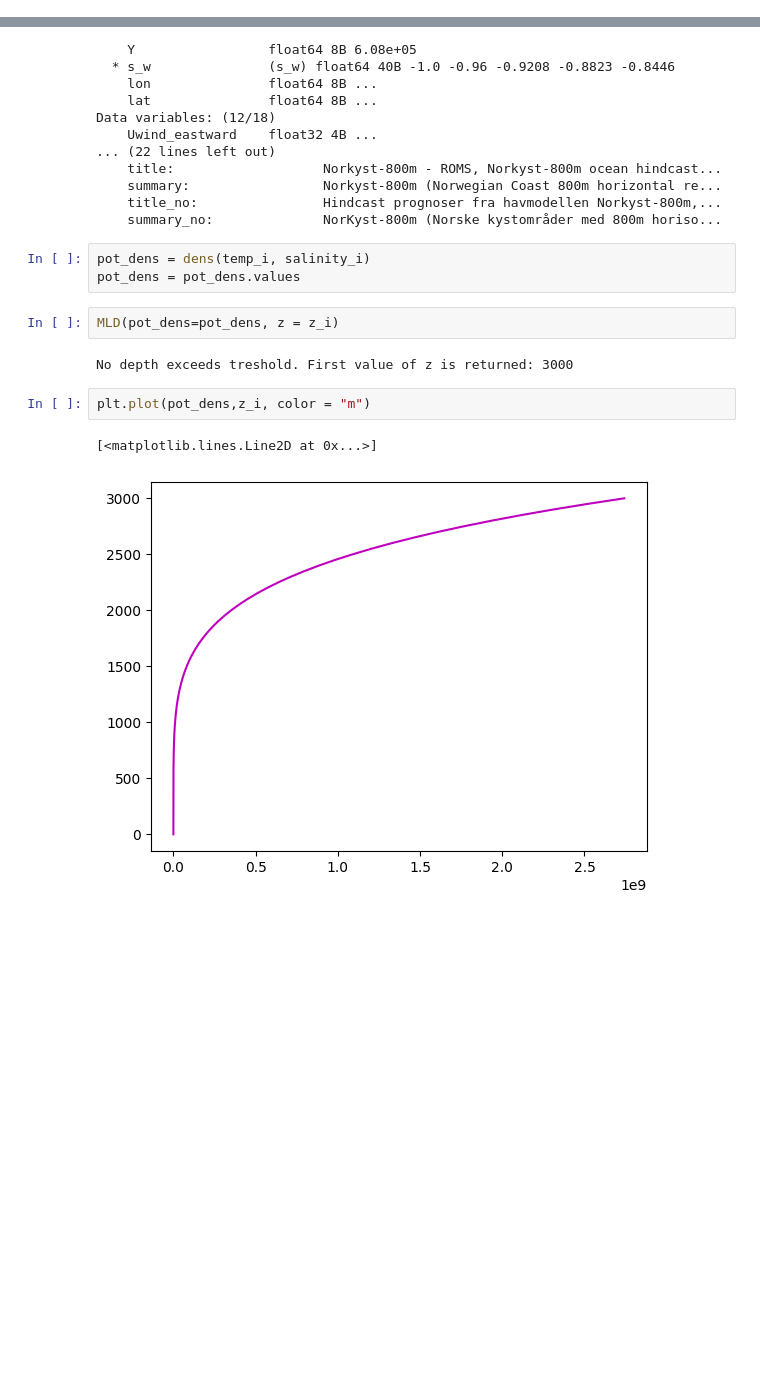
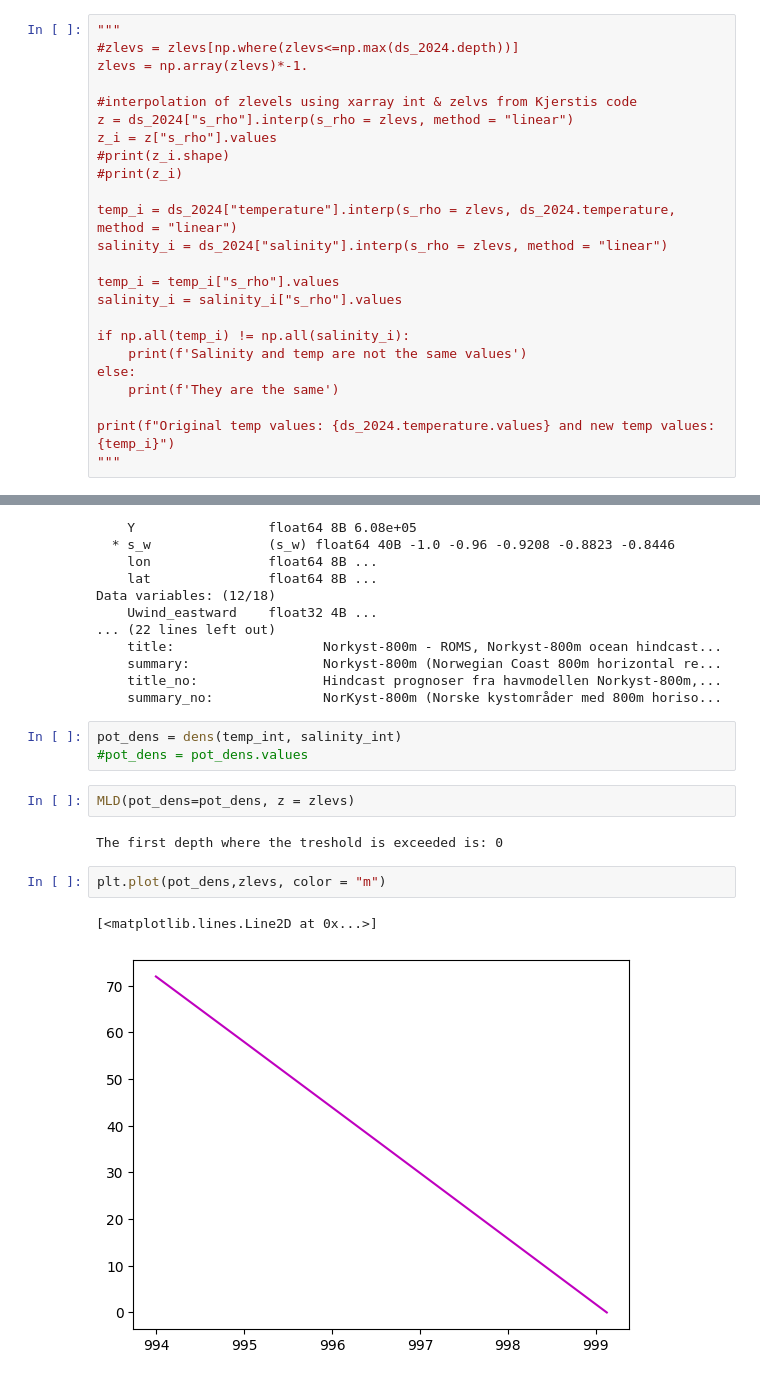
Before and after one commit to metno/ocean-ai, a Jupyter notebook: plot/mld_interpolated.ipynb, the cells around one changed output, grey strips where cells are left out. Cells and saved outputs as stored; diff of their text form; blank space fills up the shorter version.

Commit message:
interpolation of s_rho try

```diff
--- a/plot/mld_interpolated.ipynb
+++ b/plot/mld_interpolated.ipynb
@@ -36,0 +76,24 @@ print(salinity_i.shape)
+# %%
+"""
+#zlevs = zlevs[np.where(zlevs<=np.max(ds_2024.depth))]
+zlevs = np.array(zlevs)*-1.
+
+#interpolation of zlevels using xarray int & zelvs from Kjerstis code
+z = ds_2024["s_rho"].interp(s_rho = zlevs, method = "linear")
+z_i = z["s_rho"].values
+#print(z_i.shape)
+#print(z_i)
+
+temp_i = ds_2024["temperature"].interp(s_rho = zlevs, ds_2024.temperature, method = "linear")
+salinity_i = ds_2024["salinity"].interp(s_rho = zlevs, method = "linear")
+
+temp_i = temp_i["s_rho"].values
+salinity_i = salinity_i["s_rho"].values
+
+if np.all(temp_i) != np.all(salinity_i):
+    print(f'Salinity and temp are not the same values')
+else:
+    print(f'They are the same')
+
+print(f"Original temp values: {ds_2024.temperature.values} and new temp values: {temp_i}")
+"""
@@ -55,14 +120,14 @@ Data variables: (12/18)
     title_no:                Hindcast prognoser fra havmodellen Norkyst-800m,...
     summary_no:              NorKyst-800m (Norske kystområder med 800m horiso...
 # %%
-pot_dens = dens(temp_i, salinity_i)
-pot_dens = pot_dens.values
+pot_dens = dens(temp_int, salinity_int)
+#pot_dens = pot_dens.values
 # %%
-MLD(pot_dens=pot_dens, z = z_i)
+MLD(pot_dens=pot_dens, z = zlevs)
 # %% [output]
-No depth exceeds treshold. First value of z is returned: 3000
+The first depth where the treshold is exceeded is: 0
 # %%
-plt.plot(pot_dens,z_i, color = "m")
+plt.plot(pot_dens,zlevs, color = "m")
 # %% [output]
 [<matplotlib.lines.Line2D at 0x...>]
-[figure, old version]
+[figure, new version]
```
Also changed, not shown: parts of 5 cells of this notebook.
